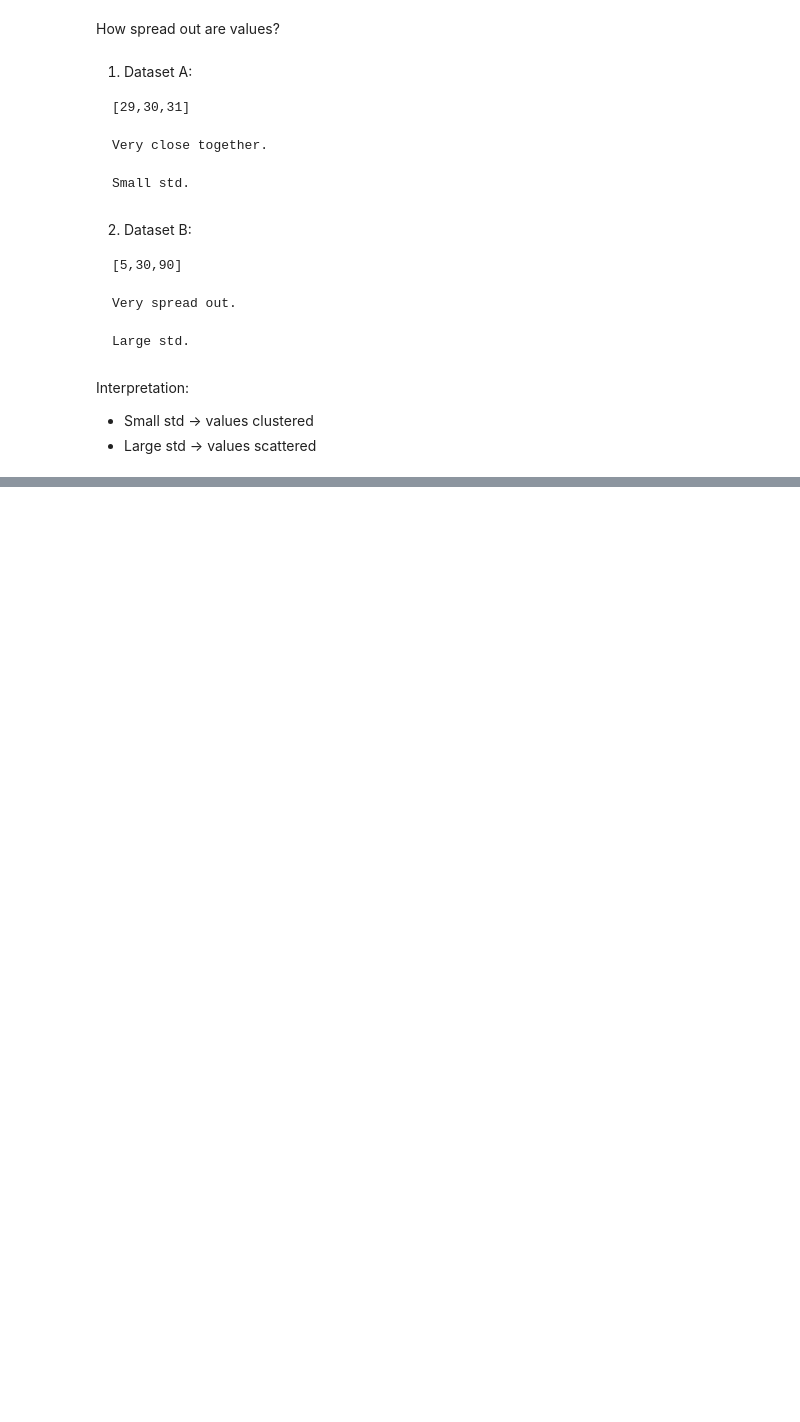
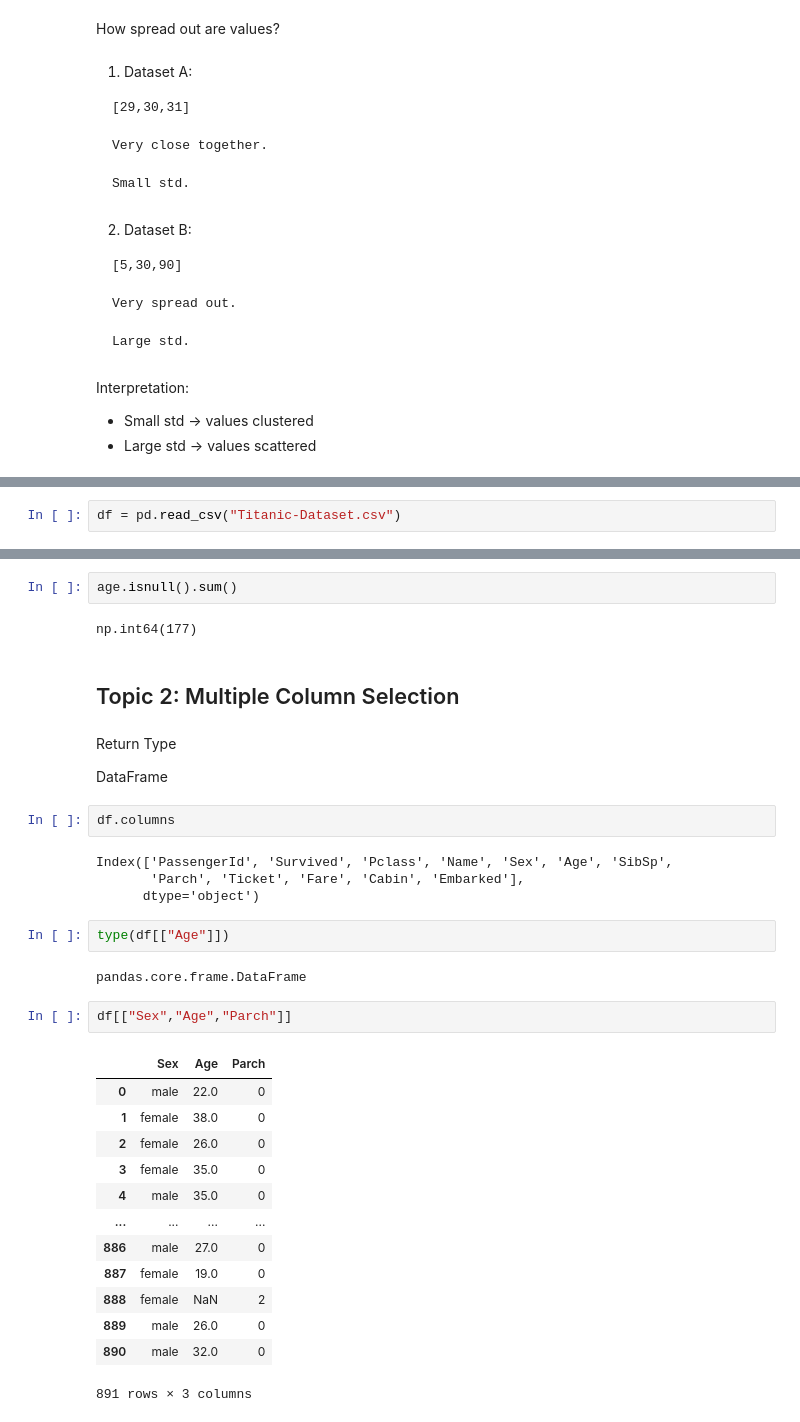
Before and after one commit to kshitij-commit/DataScience, a Jupyter notebook: 03_pandas/03_data-loading-exploration.ipynb, the cells around one changed output, grey strips where cells are left out. Saved outputs shown, nothing was run; the diff lists cells and outputs as text; blank space fills up the shorter version.

Commit message:
added selecting rows and columns.

```diff
--- a/03_pandas/03_data-loading-exploration.ipynb
+++ b/03_pandas/03_data-loading-exploration.ipynb
@@ -571,0 +592,2 @@ Meaning:
+# %%
+df = pd.read_csv("Titanic-Dataset.csv")
@@ -571,0 +657,36 @@ Meaning:
+# %%
+age.isnull().sum()
+# %% [output]
+np.int64(177)
+# %% [markdown]
+## Topic 2: Multiple Column Selection
+# %% [markdown]
+Return Type
+
+DataFrame
+# %%
+df.columns
+# %% [output]
+Index(['PassengerId', 'Survived', 'Pclass', 'Name', 'Sex', 'Age', 'SibSp',
+       'Parch', 'Ticket', 'Fare', 'Cabin', 'Embarked'],
+      dtype='object')
+# %%
+type(df[["Age"]])
+# %% [output]
+pandas.core.frame.DataFrame
+# %%
+df[["Sex","Age","Parch"]]
+# %% [output]
+|  | Sex | Age | Parch |
+| 0 | male | 22.0 | 0 |
+| 1 | female | 38.0 | 0 |
+| 2 | female | 26.0 | 0 |
+| 3 | female | 35.0 | 0 |
+| 4 | male | 35.0 | 0 |
+| ... | ... | ... | ... |
+| 886 | male | 27.0 | 0 |
+| 887 | female | 19.0 | 0 |
+| 888 | female | NaN | 2 |
+| 889 | male | 26.0 | 0 |
+| 890 | male | 32.0 | 0 |
+891 rows × 3 columns
```
Also changed, not shown: parts of 46 cells of this notebook.
